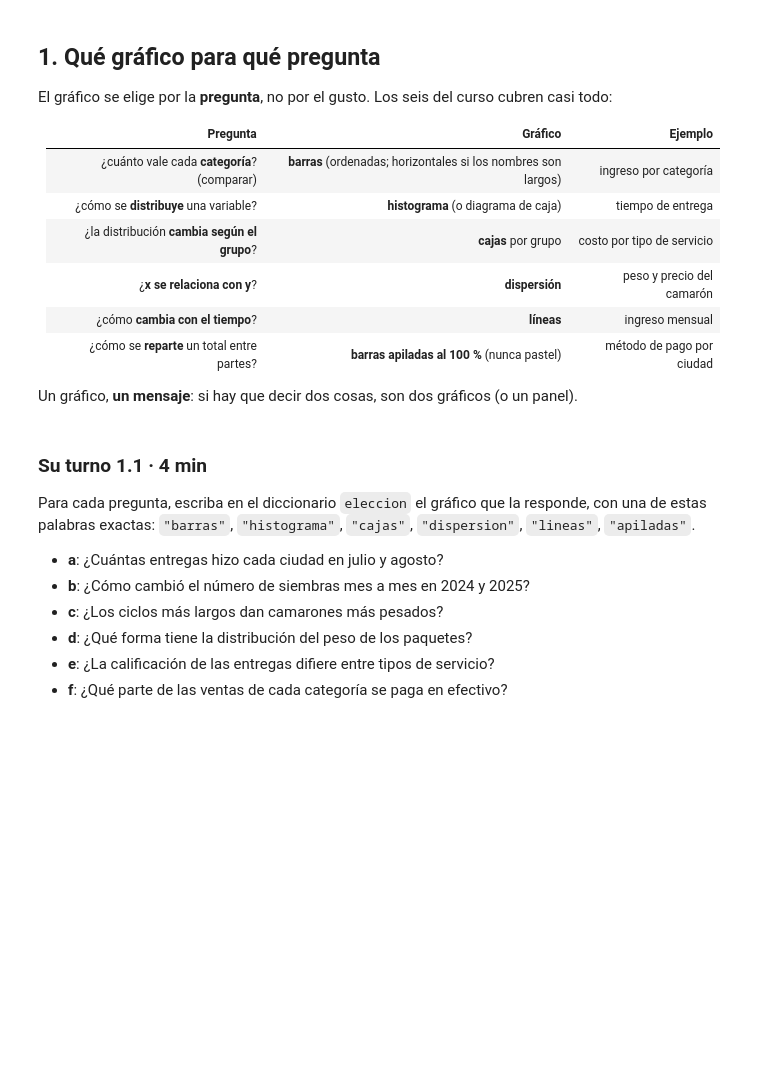
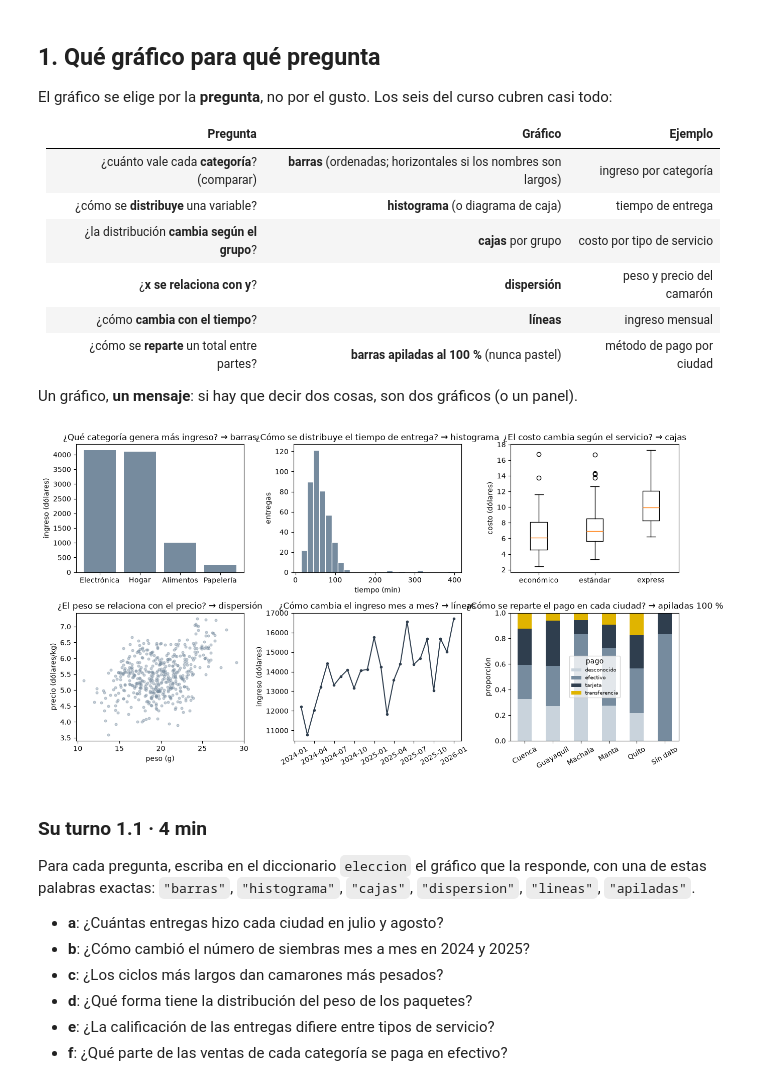
Before and after one commit to 0Kazu/Fundamentos-de-CDIA, a Jupyter notebook: sesion12/S13_Notebook_Clase_Visualizacion.ipynb, the cells around one changed output. Drawn from its saved outputs; the diff is of its cells as text; code cells hidden in the pictures; blank space fills up the shorter version.

```diff
--- a/sesion12/S13_Notebook_Clase_Visualizacion.ipynb
+++ b/sesion12/S13_Notebook_Clase_Visualizacion.ipynb
@@ -46,26 +48,55 @@ El gráfico se elige por la **pregunta**, no por el gusto. Los seis del curso cu
 Un gráfico, **un mensaje**: si hay que decir dos cosas, son dos gráficos (o un panel).
 # %%
 # Los seis gráficos del curso, cada uno con su pregunta
-fig, axes = plt.subplots(2, 3, figsize=(13, 7))
-a = axes.flat
+fig, axes = plt.subplots(2, 3, figsize=(13, 7))  # 2 filas, 3 columnas
+
+a = axes.flat  # axes no será una matriz, será un arreglo
+
 # comparar categorías: barras ordenadas
 ing_cat = v.groupby("categoria")["ingreso"].sum().sort_values(ascending=False)
-a[0].bar(ing_cat.index, ing_cat, color=SLATE); a[0].set_title("¿Qué categoría genera más ingreso? → barras"); a[0].set_ylabel("ingreso (dólares)")
+a[0].bar(ing_cat.index, ing_cat, color=SLATE)
+a[0].set_title("¿Qué categoría genera más ingreso? → barras")
+a[0].set_ylabel("ingreso (dólares)")
+
 # distribución: histograma
-a[1].hist(e["tiempo_min"], bins=25, color=SLATE, edgecolor="white"); a[1].set_title("¿Cómo se distribuye el tiempo de entrega? → histograma"); a[1].set_xlabel("tiempo (min)"); a[1].set_ylabel("entregas")
+a[1].hist(e["tiempo_min"], bins=25, color=SLATE, edgecolor="white")
+a[1].set_title("¿Cómo se distribuye el tiempo de entrega? → histograma")
+a[1].set_xlabel("tiempo (min)")
+a[1].set_ylabel("entregas")
+
 # distribución por grupo: cajas
 grupos = [e.loc[e["tipo_servicio"] == s, "costo"] for s in ["económico", "estándar", "express"]]
-a[2].boxplot(grupos); a[2].set_xticks([1, 2, 3], ["económico", "estándar", "express"]); a[2].set_title("¿El costo cambia según el servicio? → cajas"); a[2].set_ylabel("costo (dólares)")
+a[2].boxplot(grupos) # múltiples boxplot pero con matplotlib y no pandas
+a[2].set_xticks([1, 2, 3], ["económico", "estándar", "express"])
+a[2].set_title("¿El costo cambia según el servicio? → cajas")
+a[2].set_ylabel("costo (dólares)")
+
 # relación: dispersión
-a[3].scatter(c["peso_g"], c["precio_kg"], alpha=0.4, s=12, color=SLATE); a[3].set_title("¿El peso se relaciona con el precio? → dispersión"); a[3].set_xlabel("peso (g)"); a[3].set_ylabel("precio (dólares/kg)")
+a[3].scatter(c["peso_g"], c["precio_kg"], alpha=0.4, s=12, color=SLATE)
+a[3].set_title("¿El peso se relaciona con el precio? → dispersión")
+a[3].set_xlabel("peso (g)")
+a[3].set_ylabel("precio (dólares/kg)")
+
 # tiempo: líneas
 mensual = vd["ingreso"].resample("ME").sum()
-a[4].plot(mensual.index, mensual, color=DARK, marker="o", markersize=3); a[4].set_title("¿Cómo cambia el ingreso mes a mes? → líneas"); a[4].set_ylabel("ingreso (dólares)"); a[4].tick_params(axis="x", rotation=30)
+a[4].plot(mensual.index, mensual, color=DARK, marker="o", markersize=3)
+a[4].set_title("¿Cómo cambia el ingreso mes a mes? → líneas")
+a[4].set_ylabel("ingreso (dólares)")
+a[4].tick_params(axis="x", rotation=30)
+
 # composición: barras apiladas al 100 %
 comp = pd.crosstab(v["ciudad"], v["metodo_pago"], normalize="index")
-comp.plot.bar(stacked=True, ax=a[5], color=[LIGHT, SLATE, DARK, YELLOW]); a[5].set_title("¿Cómo se reparte el pago en cada ciudad? → apiladas 100 %"); a[5].set_ylabel("proporción"); a[5].set_xlabel(""); a[5].legend(fontsize=7, title="pago"); a[5].tick_params(axis="x", rotation=30)
+comp.plot.bar(stacked=True, ax=a[5], color=[LIGHT, SLATE, DARK, YELLOW])
+a[5].set_title("¿Cómo se reparte el pago en cada ciudad? → apiladas 100 %")
+a[5].set_ylabel("proporción")
+a[5].set_xlabel("")
+a[5].legend(fontsize=7, title="pago")
+a[5].tick_params(axis="x", rotation=30)
+
 fig.tight_layout()
 plt.show()
+# %% [output]
+[figure, added]
 # %% [markdown]
 ### Su turno 1.1 · 4 min
 Para cada pregunta, escriba en el diccionario `eleccion` el gráfico que la responde, con una de estas palabras exactas: `"barras"`, `"histograma"`, `"cajas"`, `"dispersion"`, `"lineas"`, `"apiladas"`.
```
Also changed, not shown: parts of 1 cell of this notebook, 47 other files.
